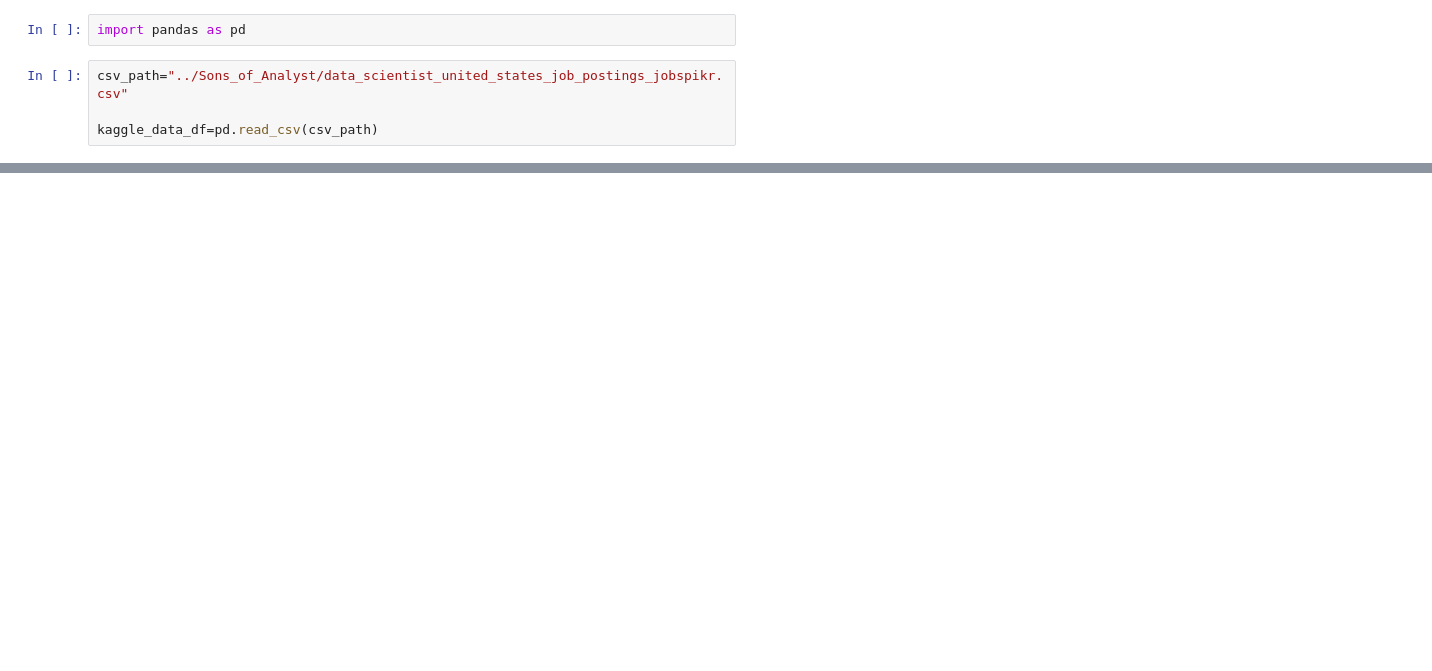
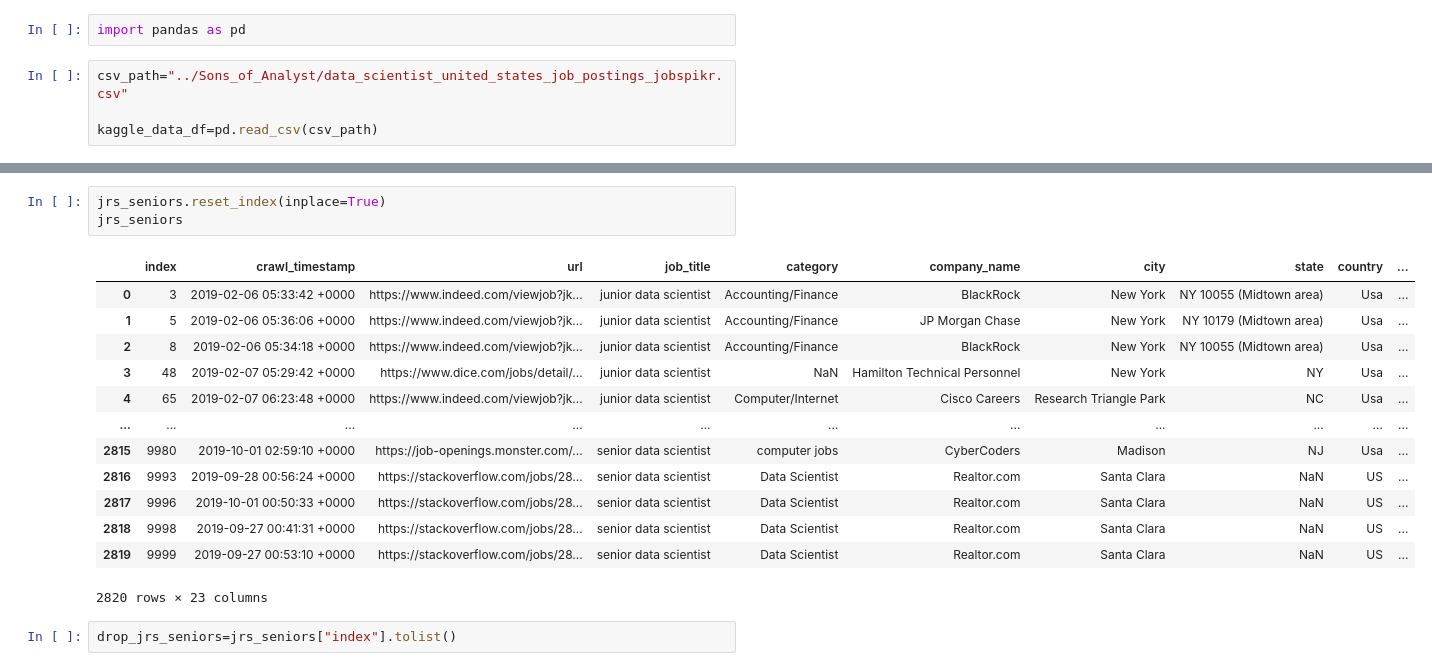
Before and after one commit to Jonsey1696/Sons_of_Analyst, a Jupyter notebook: kaggle_csv_to_df.ipynb, the cells around one changed output, grey strips where cells are left out. Drawn from its saved outputs; the diff is of its cells as text; blank space fills up the shorter version.

```diff
--- a/kaggle_csv_to_df.ipynb
+++ b/kaggle_csv_to_df.ipynb
@@ -16,0 +126,19 @@ kaggle_data_df.head()
+# %%
+jrs_seniors.reset_index(inplace=True)
+jrs_seniors
+# %% [output]
+|  | index | crawl_timestamp | url | job_title | category | company_name | city | state | country | ... |
+| 0 | 3 | 2019-02-06 05:33:42 +0000 | https://www.indeed.com/viewjob?jk... | junior data scientist | Accounting/Finance | BlackRock | New York | NY 10055 (Midtown area) | Usa | ... |
+| 1 | 5 | 2019-02-06 05:36:06 +0000 | https://www.indeed.com/viewjob?jk... | junior data scientist | Accounting/Finance | JP Morgan Chase | New York | NY 10179 (Midtown area) | Usa | ... |
+| 2 | 8 | 2019-02-06 05:34:18 +0000 | https://www.indeed.com/viewjob?jk... | junior data scientist | Accounting/Finance | BlackRock | New York | NY 10055 (Midtown area) | Usa | ... |
+| 3 | 48 | 2019-02-07 05:29:42 +0000 | https://www.dice.com/jobs/detail/... | junior data scientist | NaN | Hamilton Technical Personnel | New York | NY | Usa | ... |
+| 4 | 65 | 2019-02-07 06:23:48 +0000 | https://www.indeed.com/viewjob?jk... | junior data scientist | Computer/Internet | Cisco Careers | Research Triangle Park | NC | Usa | ... |
+| ... | ... | ... | ... | ... | ... | ... | ... | ... | ... | ... |
+| 2815 | 9980 | 2019-10-01 02:59:10 +0000 | https://job-openings.monster.com/... | senior data scientist | computer jobs | CyberCoders | Madison | NJ | Usa | ... |
+| 2816 | 9993 | 2019-09-28 00:56:24 +0000 | https://stackoverflow.com/jobs/28... | senior data scientist | Data Scientist | Realtor.com | Santa Clara | NaN | US | ... |
+| 2817 | 9996 | 2019-10-01 00:50:33 +0000 | https://stackoverflow.com/jobs/28... | senior data scientist | Data Scientist | Realtor.com | Santa Clara | NaN | US | ... |
+| 2818 | 9998 | 2019-09-27 00:41:31 +0000 | https://stackoverflow.com/jobs/28... | senior data scientist | Data Scientist | Realtor.com | Santa Clara | NaN | US | ... |
+| 2819 | 9999 | 2019-09-27 00:53:10 +0000 | https://stackoverflow.com/jobs/28... | senior data scientist | Data Scientist | Realtor.com | Santa Clara | NaN | US | ... |
+2820 rows × 23 columns
+# %%
+drop_jrs_seniors=jrs_seniors["index"].tolist()
```
Also changed, not shown: parts of 23 cells of this notebook, 2 other files.
